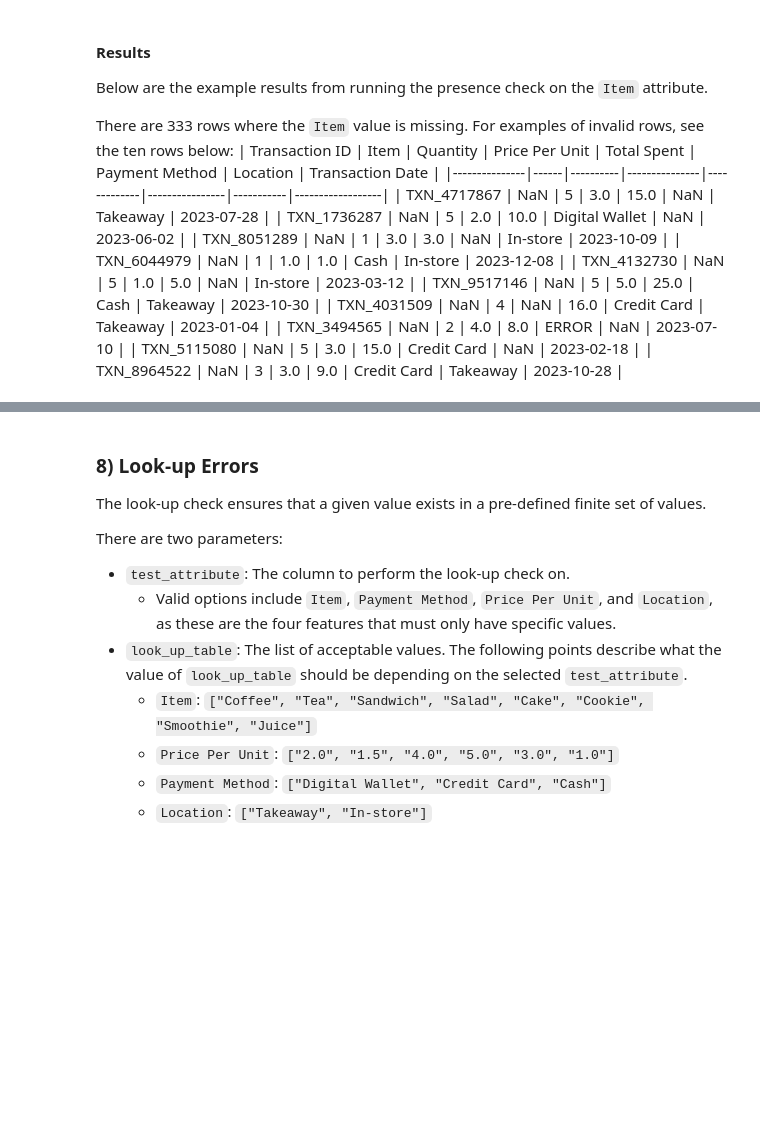
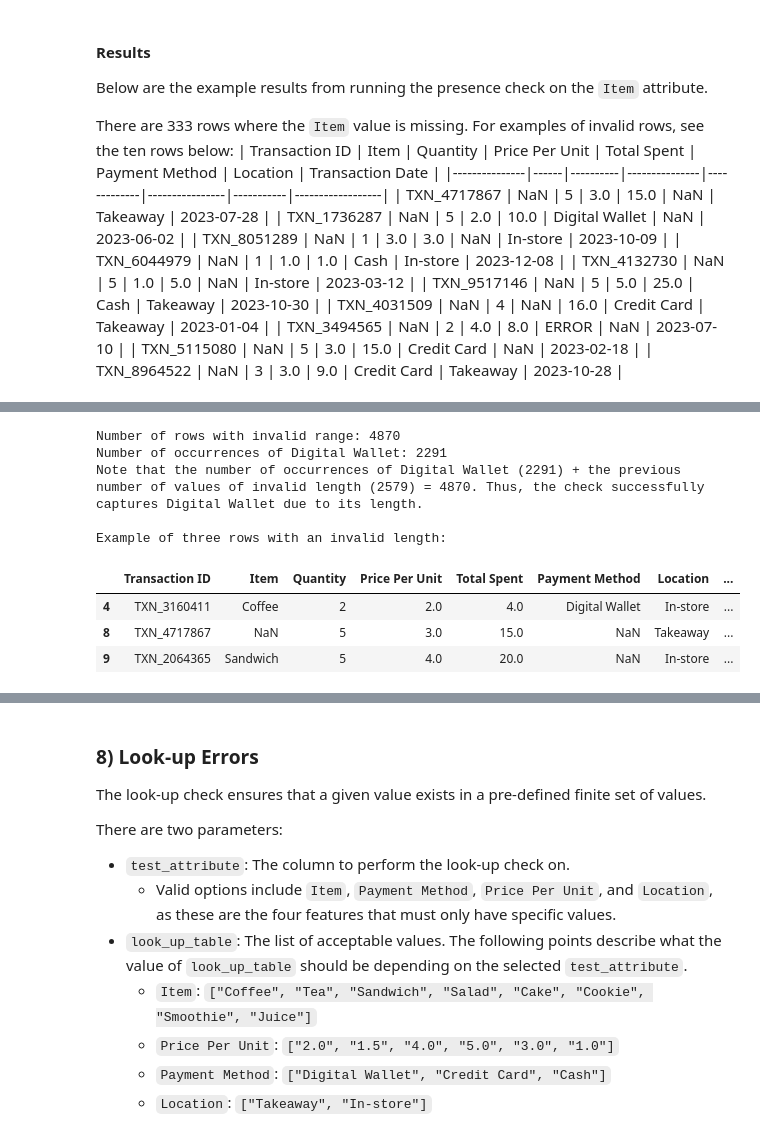
Before and after one commit to Natasa127/CSI4142-A2, a Jupyter notebook: Validity.ipynb, the cells around one changed output, grey strips where cells are left out. Cells and saved outputs as stored; diff of their text form; code cells hidden in the pictures; blank space fills up the shorter version.

```diff
--- a/Validity.ipynb
+++ b/Validity.ipynb
@@ -455,0 +533,40 @@ There are 333 rows where the `Item` value is missing. For examples of invalid ro
+# %%
+# Running the test with a maximum length of 13 to intentionally filter out Digital Wallet
+
+# Minimum value of the length
+minimum = 4 # Cash
+
+# Maximum value of the length
+maximum = 13 # Filter out Digital Wallet
+
+# Apply the function to the test attribute, setting out of range length values to True
+invalid_length = sales[test_attribute].apply(
+    lambda attribute: not length_filter(attribute, minimum, maximum)
+)
+
+# Save the invalid rows
+invalid_length_df = sales.loc[invalid_length]
+
+# Print the number of rows with a length value outside of the given valid length range for the designated attribute
+updated_invalid_count = invalid_length.sum()
+print(f"Number of rows with invalid range: {updated_invalid_count}")
+
+# Display the number of occurrences of Digital Wallet
+print(f"Number of occurrences of Digital Wallet: {sales["Payment Method"].value_counts()["Digital Wallet"]}")
+print(f"Note that the number of occurrences of Digital Wallet ({sales["Payment Method"].value_counts()["Digital Wallet"]}) \
++ the previous number of values of invalid length ({initial_invalid_count}) = {updated_invalid_count}. Thus, the check \
+successfully captures Digital Wallet due to its length.\n")
+
+# Display the first 3 rows with a length value outside of the given valid length range for the designated attribute
+print("Example of three rows with an invalid length:")
+invalid_length_df.head(3)
+# %% [output]
+Number of rows with invalid range: 4870
+Number of occurrences of Digital Wallet: 2291
+Note that the number of occurrences of Digital Wallet (2291) + the previous number of values of invalid length (2579) = 4870. Thus, the check successfully captures Digital Wallet due to its length.
+
+Example of three rows with an invalid length:
+|  | Transaction ID | Item | Quantity | Price Per Unit | Total Spent | Payment Method | Location | ... |
+| 4 | TXN_3160411 | Coffee | 2 | 2.0 | 4.0 | Digital Wallet | In-store | ... |
+| 8 | TXN_4717867 | NaN | 5 | 3.0 | 15.0 | NaN | Takeaway | ... |
+| 9 | TXN_2064365 | Sandwich | 5 | 4.0 | 20.0 | NaN | In-store | ... |
```
Also changed, not shown: parts of 6 cells of this notebook.
